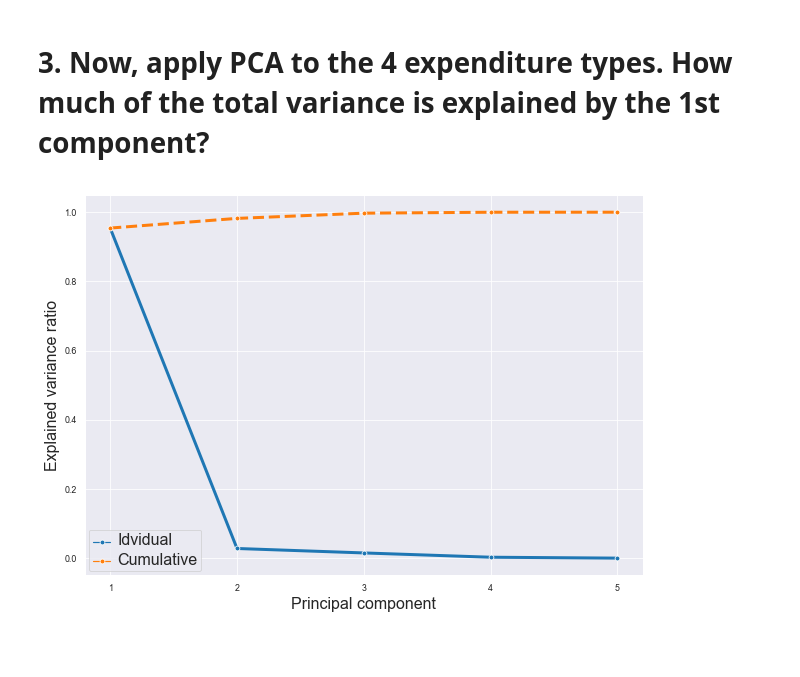
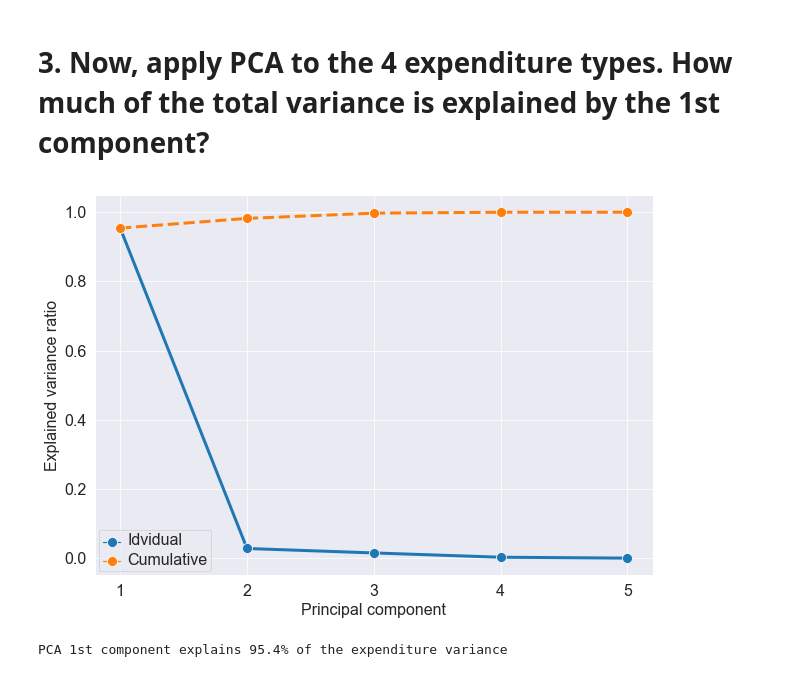
Before and after one commit to WAzaizeh/Main_Course, a Jupyter notebook: Feature engineering 2.ipynb, the cells around one changed output. Cells and saved outputs as stored; diff of their text form; code cells hidden in the pictures; blank space fills up the shorter version.

```diff
--- a/Feature engineering 2.ipynb
+++ b/Feature engineering 2.ipynb
@@ -114,24 +114,27 @@ Very weak correlation with all expenditure variables. Instruction expenditure is
 # %%
 # applying PCA
 
 # selecting only expenditure data
 exp_cols = [col for col in usedu_df.columns if 'EXPENDITURE' in col]
 data = usedu_df[exp_cols]
 
 z_data = StandardScaler().fit_transform(data)
-pca_trafo = PCA().fit(z_data)
+pca_res = PCA().fit(z_data)
 
 plt.figure(figsize = (10,7))
-g = sns.lineplot(y=pca_trafo.explained_variance_ratio_, x=list(range(1,6)), marker="o", label='Idvidual')
-sns.lineplot(y=pca_trafo.explained_variance_ratio_.cumsum(), x=list(range(1,6)), marker="o", label='Cumulative')
+sns.set_context( rc={'lines.markersize': 10, 'xtick.labelsize': 16, 'ytick.labelsize': 16}) # override marker and ticklabel size
+g = sns.lineplot(y=pca_res.explained_variance_ratio_, x=list(range(1,6)), marker="o", label='Idvidual')
+sns.lineplot(y=pca_res.explained_variance_ratio_.cumsum(), x=list(range(1,6)), marker="o", label='Cumulative')
 sns.set_style('darkgrid')
-sns.set_context( rc={'lines.markersize': 10}) # override marker size
 plt.setp(g.lines,linewidth=3) # for line width
 g.lines[1].set_linestyle("--") # for line style
 plt.setp(g.get_legend().get_texts(), fontsize='16') # for legend text
 plt.xlabel('Principal component', fontsize='16') # x-axis label
 plt.ylabel('Explained variance ratio', fontsize='16') # y-axis label
 g.set(xticks=list(range(1,6)))
 plt.show()
+
+print('PCA 1st component explains {:.3}% of the expenditure variance'.format(pca_res.explained_variance_ratio_[0]*100))
 # %% [output]
-[figure, old version]
+[figure, new version]
+PCA 1st component explains 95.4% of the expenditure variance
```
Also changed, not shown: parts of 6 cells of this notebook.
